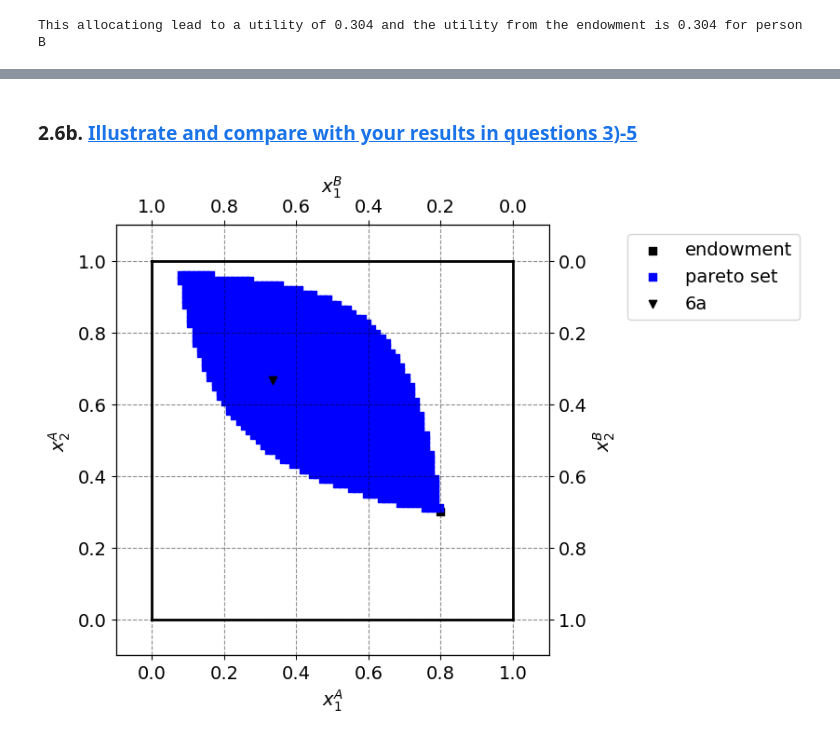
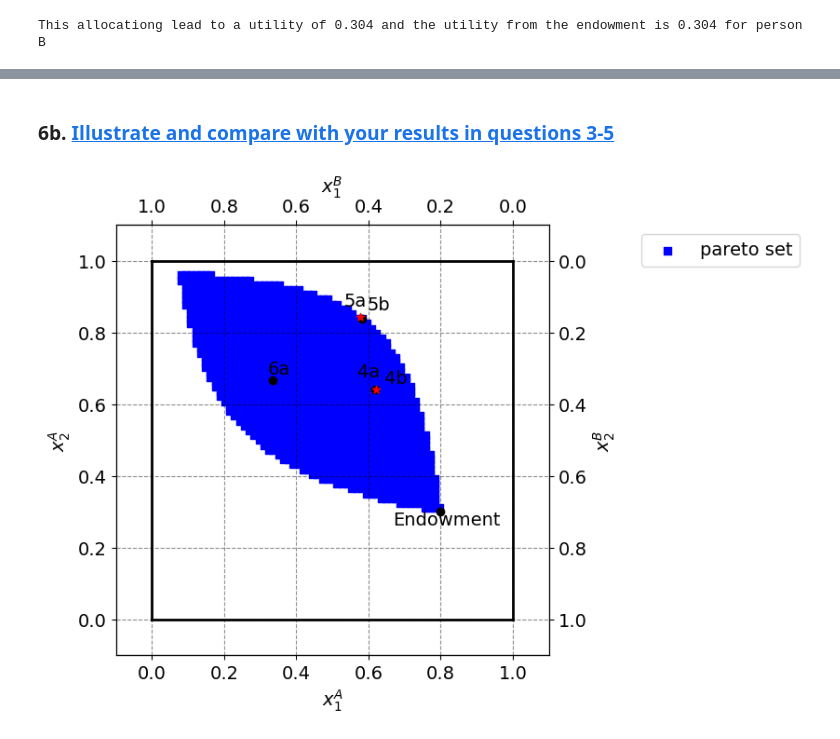
Before and after one commit to NumEconCopenhagen/projects-2024-anna-vithusha-og-barbara, a Jupyter notebook: inauguralproject/InauguralProject2024.ipynb, the cells around one changed output, grey strips where cells are left out. Drawn from its saved outputs; the diff is of its cells as text; code cells hidden in the pictures.

```diff
--- a/inauguralproject/InauguralProject2024.ipynb
+++ b/inauguralproject/InauguralProject2024.ipynb
@@ -306,5 +301,5 @@ print(result_planner)
 # %% [markdown]
-### 2.6b. <a id='toc2_6b_'></a>[Illustrate and compare with your results in questions 3)-5](#toc0_)
+### 6b. <a id='toc2_6b_'></a>[Illustrate and compare with your results in questions 3-5](#toc0_)
 # %%
 # b. figure set up
 fig_1 = plt.figure(frameon=False,figsize=(6,6), dpi=100)
@@ -312,36 +307,59 @@ ax_A_1 = fig_1.add_subplot(1, 1, 1)
 
 ax_A_1.set_xlabel("$x_1^A$")
 ax_A_1.set_ylabel("$x_2^A$")
 
 temp_1 = ax_A_1.twinx()
 temp_1.set_ylabel("$x_2^B$")
 ax_B_1 = temp_1.twiny()
 ax_B_1.set_xlabel("$x_1^B$")
 ax_B_1.invert_xaxis()
 ax_B_1.invert_yaxis()
 
-# A
-ax_A_1.scatter(par.w1A,par.w2A,marker='s',color='black',label='endowment')
-
-# Add pareto-optiaml point of person A
+# The pareto optimal set
 
 ax_A_1.scatter(x1a_vec,x2a_vec,marker='s', color='blue', label='pareto set')
 
+# Endowment
+
+ax_A_1.scatter(par.w1A,par.w2A, marker='o',color='black')
+ax_A_1.annotate('Endowment', (par.w1A,par.w2A), textcoords="offset points", xytext=(5,-10), ha='center')
+
+# result from 4a
+
+ax_A_1.scatter(x1A_pua, x2A_pua, marker='o', color='black')
+ax_A_1.annotate('4a', (x1A_pua,x2A_pua), textcoords="offset points", xytext=(-5,10), ha='center')
+
+# result from 4b
+
+ax_A_1.scatter(x1A_num, x2A_num, marker='*', color='r')
+ax_A_1.annotate('4b', (x1A_num,x2A_num), textcoords="offset points", xytext=(15,5), ha='center')
+
+# result from 5a
+
+ax_A_1.scatter(x1a_u, x2a_u, marker='o', color='black')
+ax_A_1.annotate('5a', (x1a_u,x2a_u), textcoords="offset points", xytext=(-5,10), ha='center')
+
+# result from 5b
+
+ax_A_1.scatter(result_A.x[0], result_A.x[1], marker='*', color='r')
+ax_A_1.annotate('5b', (result_A.x[0],result_A.x[1]), textcoords="offset points", xytext=(15,5), ha='center')
+
 # illustrate allocation in 6a
 
-ax_A_1.scatter(result_planner.x[0], result_planner.x[1], marker='v', color='black', label='6a')
+ax_A_1.scatter(result_planner.x[0], result_planner.x[1], marker='o', color='black')
+ax_A_1.annotate('6a', (result_planner.x[0],result_planner.x[1]), textcoords="offset points", xytext=(5,5), ha='center')
 
 # limits
 ax_A_1.plot([0,w1bar],[0,0],lw=2,color='black')
 ax_A_1.plot([0,w1bar],[w2bar,w2bar],lw=2,color='black')
 ax_A_1.plot([0,0],[0,w2bar],lw=2,color='black')
 ax_A_1.plot([w1bar,w1bar],[0,w2bar],lw=2,color='black')
 
 ax_A_1.set_xlim([-0.1, w1bar + 0.1])
 ax_A_1.set_ylim([-0.1, w2bar + 0.1])
 ax_B_1.set_xlim([w1bar + 0.1, -0.1])
 ax_B_1.set_ylim([w2bar + 0.1, -0.1])
 
 ax_A_1.legend(frameon=True,loc='upper right',bbox_to_anchor=(1.6,1.0));
 # %% [output]
-[figure, old version]
+[figure, new version]
```
Also changed, not shown: parts of 20 cells of this notebook.
